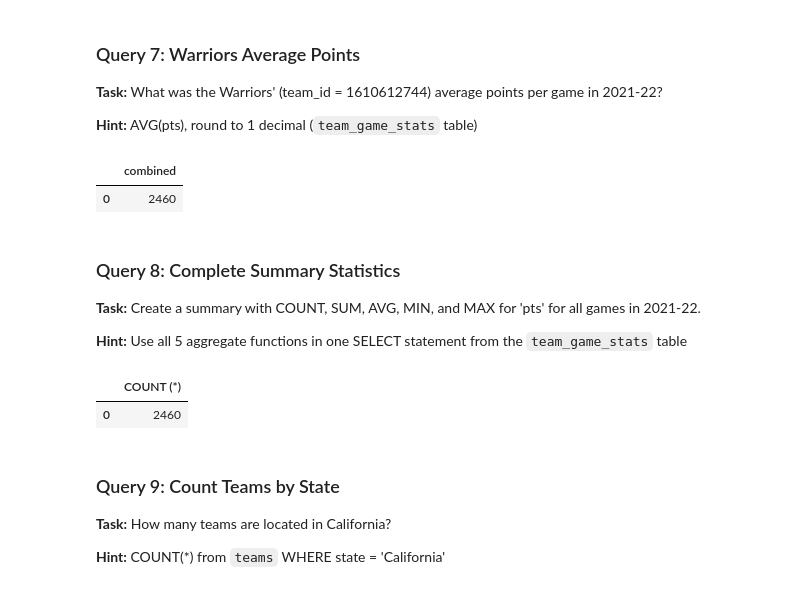
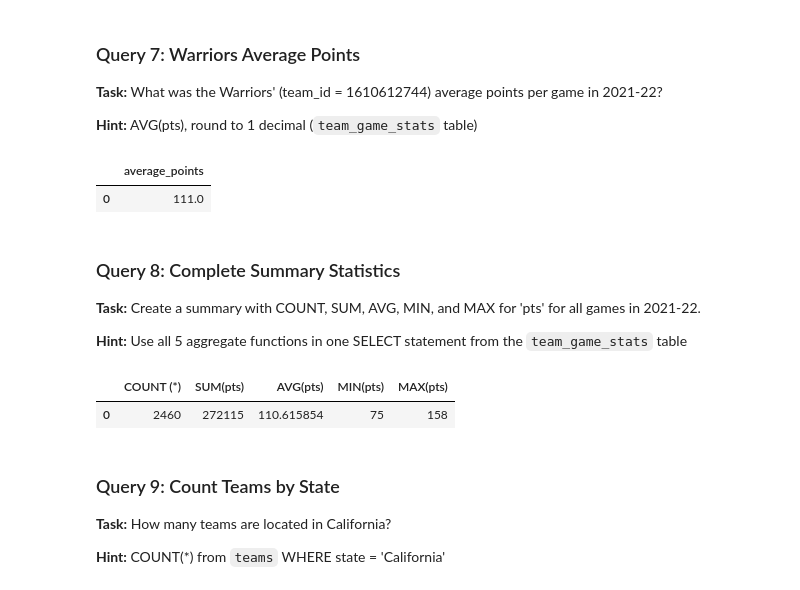
Before and after one commit to IlliaProrokov/databaseApplications, a Jupyter notebook: dbApps05aTasks_part1_starter.ipynb, the cells around one changed output. Drawn from its saved outputs; the diff is of its cells as text; code cells hidden in the pictures.

```diff
--- a/dbApps05aTasks_part1_starter.ipynb
+++ b/dbApps05aTasks_part1_starter.ipynb
@@ -170,16 +171,16 @@ display(result_6)
 # %%
 # TODO: Write your query
 query_7 = """
-SELECT COUNT (*) AS combined
+SELECT ROUND(AVG(pts), 2) AS average_points
 FROM team_game_stats
-WHERE season = '2021-22'
+WHERE season = '2021-22' AND team_id = 1610612744
 """
 
 result_7 = pd.read_sql(query_7, conn)
 display(result_7)
 # %% [output]
-|  | combined |
-| 0 | 2460 |
+|  | average_points |
+| 0 | 111.0 |
 # %% [markdown]
 ### Query 8: Complete Summary Statistics
 
@@ -189,16 +190,16 @@ display(result_7)
 # %%
 # TODO: Write your query
 query_8 = """
-SELECT COUNT (*)
+SELECT COUNT (*), SUM(pts), AVG(pts), MIN(pts), MAX(pts)
 FROM team_game_stats
 WHERE season = '2021-22'
 """
 
 result_8 = pd.read_sql(query_8, conn)
 display(result_8)
 # %% [output]
-|  | COUNT (*) |
-| 0 | 2460 |
+|  | COUNT (*) | SUM(pts) | AVG(pts) | MIN(pts) | MAX(pts) |
+| 0 | 2460 | 272115 | 110.615854 | 75 | 158 |
 # %% [markdown]
 ### Query 9: Count Teams by State
 
```
Also changed, not shown: parts of 12 cells of this notebook.
